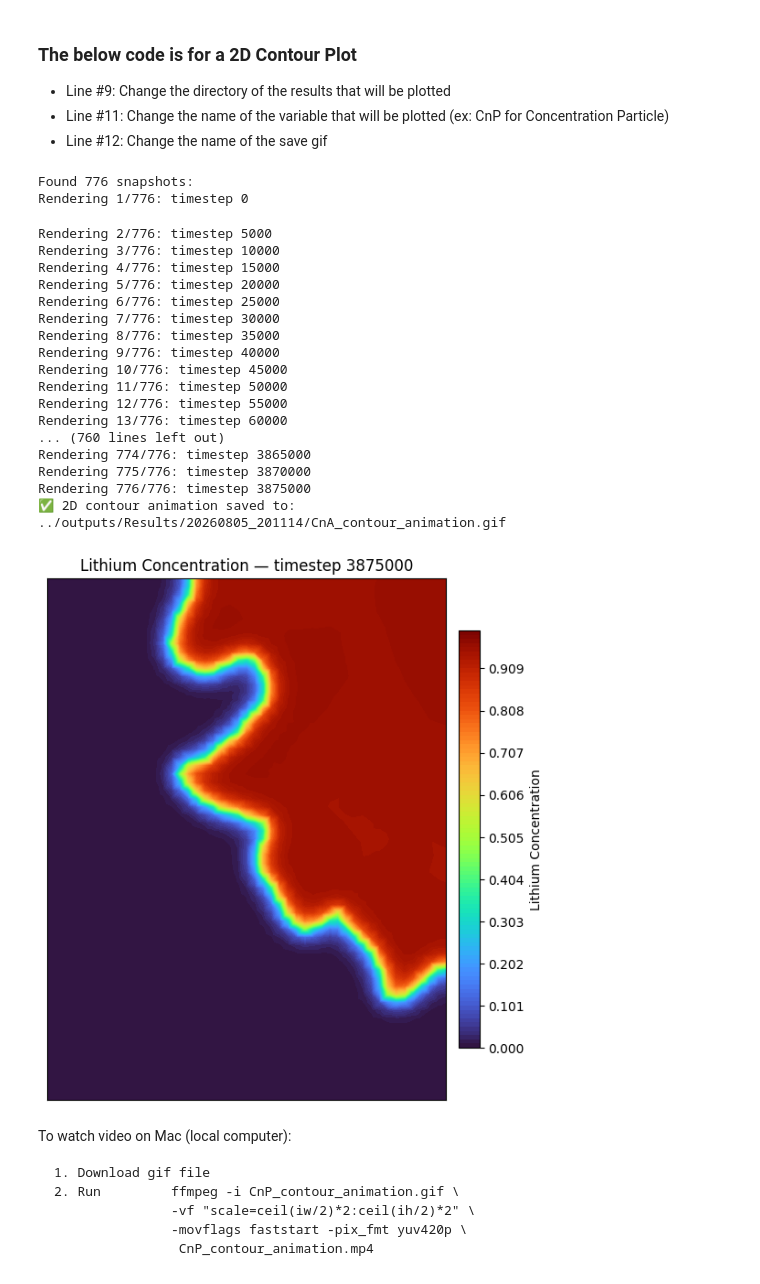
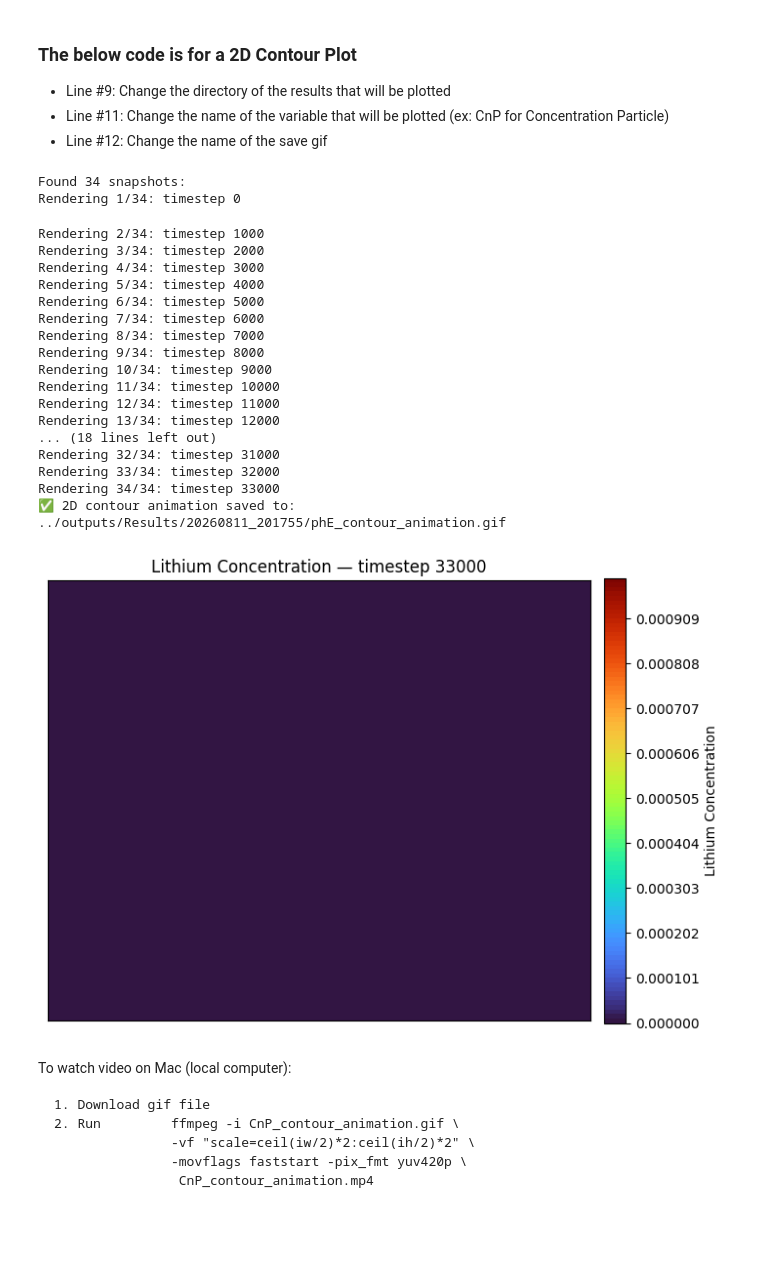
Before and after one commit to HCY-Group/BESFEM, a Jupyter notebook: plotting/timestep_plot.ipynb, the cells around one changed output. Drawn from its saved outputs; the diff is of its cells as text; code cells hidden in the pictures; blank space fills up the shorter version.

Commit message:
updates to plotting

```diff
--- a/plotting/timestep_plot.ipynb
+++ b/plotting/timestep_plot.ipynb
@@ -13,11 +13,11 @@ import glob, os
 from matplotlib.colors import Normalize
 
 # --- USER SETTINGS ---
-result_dir = "../outputs/Results/20260805_201114"
+result_dir = "../outputs/Results/20260811_201755"
 mesh_file = os.path.join(result_dir, "pmesh")
 # mesh_file = os.path.join("../MSU_HPCC/pmesh")
-pattern = os.path.join(result_dir, "CnC_total_[0-9]*")
-output_gif = os.path.join(result_dir, "CnA_contour_animation.gif")
+pattern = os.path.join(result_dir, "phE_[0-9]*")
+output_gif = os.path.join(result_dir, "phE_contour_animation.gif")
 
 # --- Load mesh once --/
 mesh = mfem.Mesh()
@@ -61,53 +61,53 @@ cbar.set_label("Lithium Concentration")
 ax.clear()
 
 # --- Create GIF writer ---
 with imageio.get_writer(output_gif, mode='I', fps=5) as writer:
     for i, fname in enumerate(files):
         step_str = os.path.basename(fname).split("_")[-1]
         timestep = int(step_str)
         print(f"Rendering {i+1}/{len(files)}: timestep {timestep}")
 
         # Load MFEM GridFunction data
         gf = mfem.GridFunction(mesh, fname)
         Z = gf.GetDataArray()
 
         Z = np.clip(Z, 0.0, 1.0) # Forcing values within [0, 1.0]
 
         ax.clear()
         cntr = ax.tricontourf(X, Y, Z, levels=levels, cmap='turbo', norm=norm)
         ax.set_aspect('equal', adjustable='box')
         ax.set_xticks([]); ax.set_yticks([])
         ax.set_title(f"Lithium Concentration — timestep {timestep}")
 
         # Save frame to temp file
         frame_path = "temp_frame.png"
         plt.savefig(frame_path, dpi=100, bbox_inches='tight')
         writer.append_data(imageio.imread(frame_path))
 
 # Clean up temporary frame
 os.remove("temp_frame.png")
 print(f"✅ 2D contour animation saved to: {output_gif}")
 # %% [output]
-Found 776 snapshots:
-Rendering 1/776: timestep 0
+Found 34 snapshots:
+Rendering 1/34: timestep 0
-Rendering 2/776: timestep 5000
-Rendering 3/776: timestep 10000
-Rendering 4/776: timestep 15000
-Rendering 5/776: timestep 20000
-Rendering 6/776: timestep 25000
-Rendering 7/776: timestep 30000
-Rendering 8/776: timestep 35000
-Rendering 9/776: timestep 40000
-Rendering 10/776: timestep 45000
-Rendering 11/776: timestep 50000
-Rendering 12/776: timestep 55000
-Rendering 13/776: timestep 60000
-... (760 lines left out)
-Rendering 774/776: timestep 3865000
-Rendering 775/776: timestep 3870000
-Rendering 776/776: timestep 3875000
-✅ 2D contour animation saved to: ../outputs/Results/20260805_201114/CnA_contour_animation.gif
+Rendering 2/34: timestep 1000
+Rendering 3/34: timestep 2000
+Rendering 4/34: timestep 3000
+Rendering 5/34: timestep 4000
+Rendering 6/34: timestep 5000
+Rendering 7/34: timestep 6000
+Rendering 8/34: timestep 7000
+Rendering 9/34: timestep 8000
+Rendering 10/34: timestep 9000
+Rendering 11/34: timestep 10000
+Rendering 12/34: timestep 11000
+Rendering 13/34: timestep 12000
+... (18 lines left out)
+Rendering 32/34: timestep 31000
+Rendering 33/34: timestep 32000
+Rendering 34/34: timestep 33000
+✅ 2D contour animation saved to: ../outputs/Results/20260811_201755/phE_contour_animation.gif
-[figure, old version]
+[figure, new version]
 # %% [markdown]
 To watch video on Mac (local computer):
 
```
Also changed, not shown: 2 other files.
